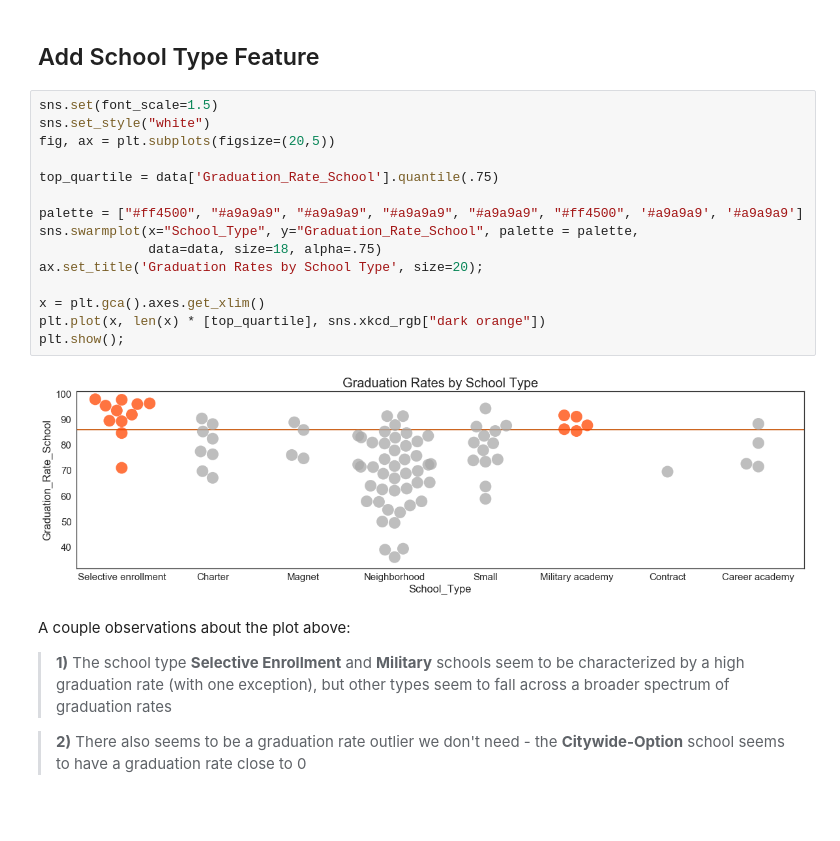
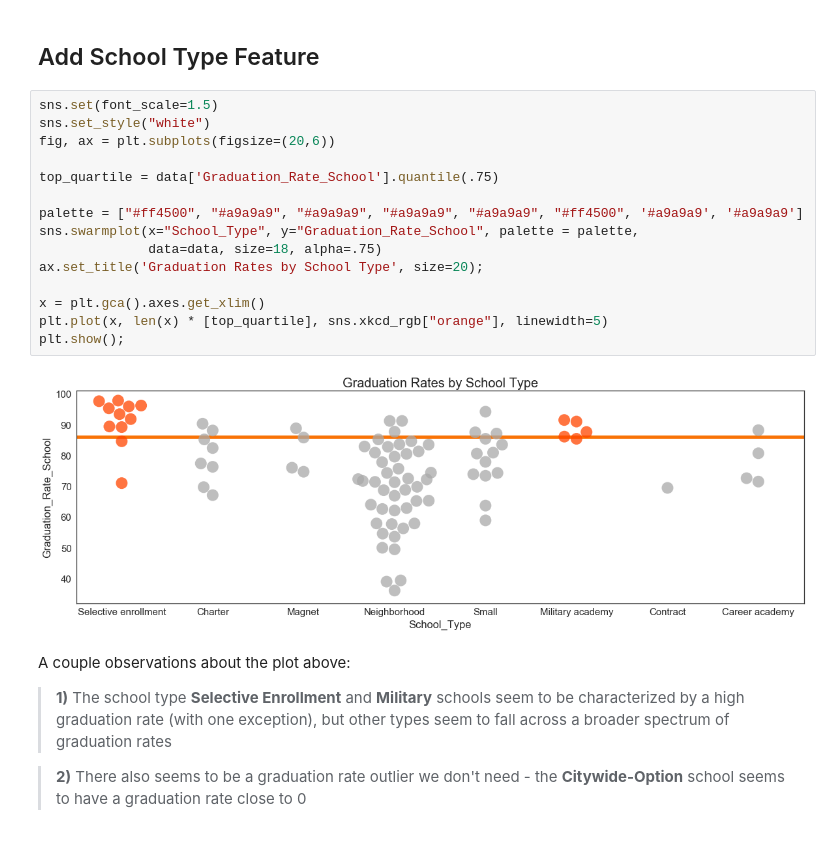
Before and after one commit to TifMoe/luther-project, a Jupyter notebook: notebooks/3_EDA.ipynb, the cells around one changed output. Saved outputs shown, nothing was run; the diff lists cells and outputs as text.

Commit message:
clean up graphs

```diff
--- a/notebooks/3_EDA.ipynb
+++ b/notebooks/3_EDA.ipynb
@@ -63,20 +63,20 @@ data.loc[:10, ['Student_Count_Total', 'Student_Count_Low_Income', 'percent_low_i
 # %%
 sns.set(font_scale=1.5)
 sns.set_style("white")
-fig, ax = plt.subplots(figsize=(20,5))
+fig, ax = plt.subplots(figsize=(20,6))
 
 top_quartile = data['Graduation_Rate_School'].quantile(.75)
 
 palette = ["#ff4500", "#a9a9a9", "#a9a9a9", "#a9a9a9", "#a9a9a9", "#ff4500", '#a9a9a9', '#a9a9a9']
 sns.swarmplot(x="School_Type", y="Graduation_Rate_School", palette = palette,
               data=data, size=18, alpha=.75)
 ax.set_title('Graduation Rates by School Type', size=20);
 
 x = plt.gca().axes.get_xlim()
-plt.plot(x, len(x) * [top_quartile], sns.xkcd_rgb["dark orange"])
+plt.plot(x, len(x) * [top_quartile], sns.xkcd_rgb["orange"], linewidth=5)
 plt.show();
 # %% [output]
-[figure, old version]
+[figure, new version]
 # %% [markdown]
 A couple observations about the plot above:
 > **1)** The school type **Selective Enrollment** and **Military** schools seem to be characterized by a high graduation rate (with one exception), but other types seem to fall across a broader spectrum of graduation rates
```
Also changed, not shown: parts of 5 cells of this notebook, 2 other files.
